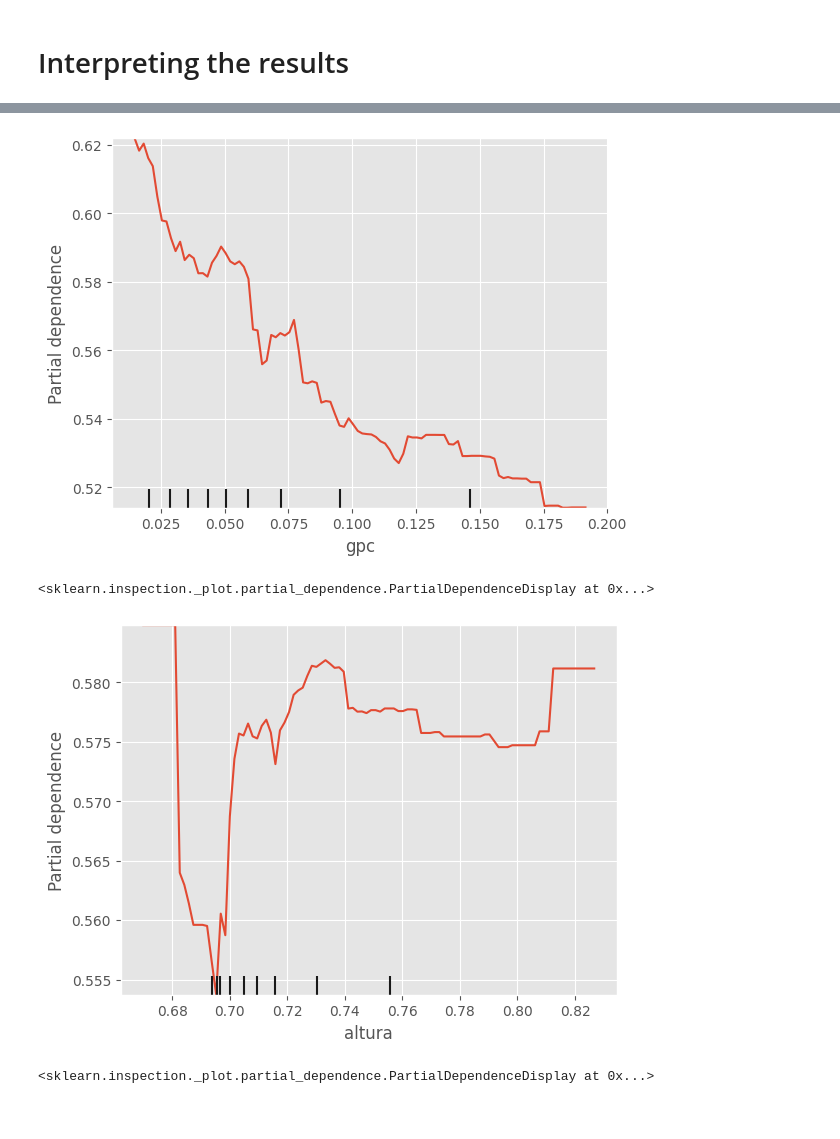
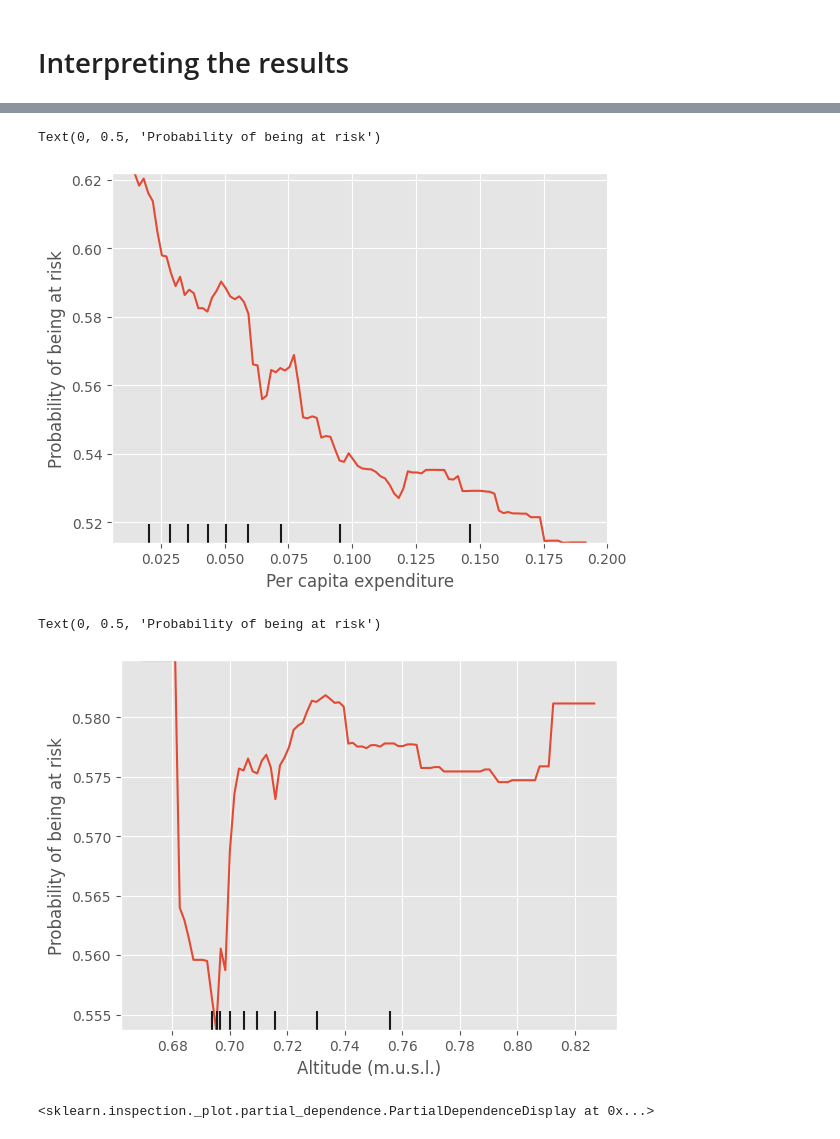
Before and after one commit to renatoquiliche/PaperCienciaDados-PunoPeru, a Jupyter notebook: Python Code/RFC_final.ipynb, the cells around one changed output, grey strips where cells are left out. Drawn from its saved outputs; the diff is of its cells as text; code cells hidden in the pictures.

```diff
--- a/Python Code/RFC_final.ipynb
+++ b/Python Code/RFC_final.ipynb
@@ -356,8 +359,8 @@ for i in grid:
     winner_model.fit(x_train, y_train)
     predictions = winner_model.predict(x_test)
     res["test_size"].append(i*100)
-    res["MCC"].append(matthews_corrcoef(y_test, predictions))
-    res["NPV"].append(neg_pred_value(y_test, predictions))
+    res["MCC"].append(matthews_corrcoef(y_test, predictions)*100)
+    res["NPV"].append(neg_pred_value(y_test, predictions)*100)
 
 results = pd.DataFrame(res)
 # %%
@@ -422,16 +431,21 @@ sns.barplot(data=sorted_results, y='Features', x='Importances', palette='GnBu_r'
 # %%
 from sklearn.inspection import PartialDependenceDisplay
 plt.style.use('ggplot')
 partial_dependencies = PartialDependenceDisplay.from_estimator(winner_model, x, features=['gpc']
                                         , response_method='predict_proba', method='brute')
+plt.xlabel('Per capita expenditure')
+plt.ylabel('Probability of being at risk')
 # %% [output]
+Text(0, 0.5, 'Probability of being at risk')
-[figure, old version]
+[figure, new version]
 # %%
 PartialDependenceDisplay.from_estimator(winner_model, x, features=['altura']
                                         , response_method='predict_proba', method='brute')
+plt.xlabel('Altitude (m.u.s.l.)')
+plt.ylabel('Probability of being at risk')
 # %% [output]
-<sklearn.inspection._plot.partial_dependence.PartialDependenceDisplay at 0x...>
+Text(0, 0.5, 'Probability of being at risk')
-[figure, old version]
+[figure, new version]
 # %%
 PartialDependenceDisplay.from_estimator(winner_model, X=x, features=['rural']
                                         , response_method='predict_proba', method='brute')
```
Also changed, not shown: parts of 9 cells of this notebook, 2 other files.
